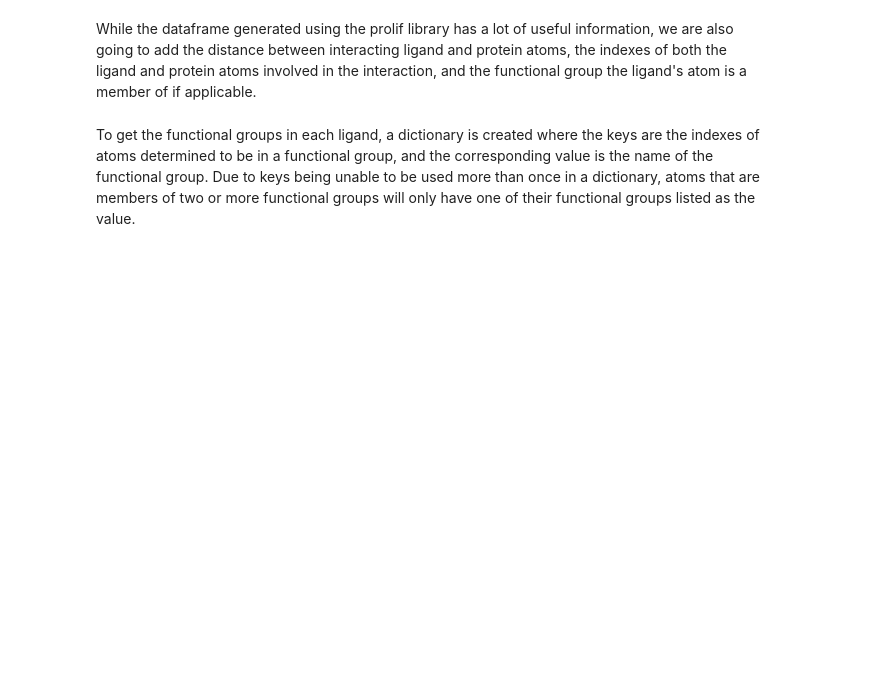
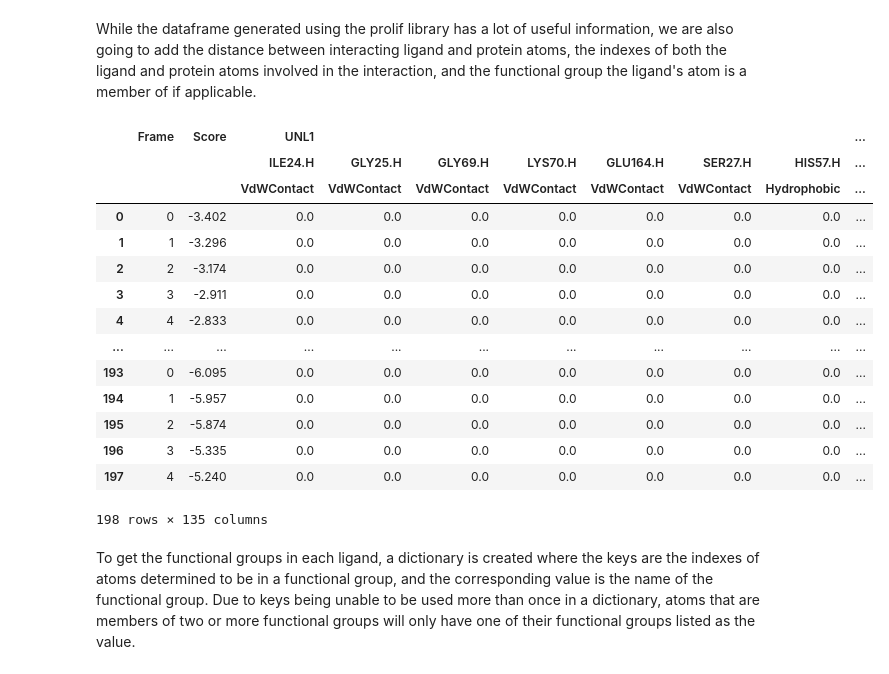
Before and after one commit to leesch27/basil_dock, a Jupyter notebook: docking-and-prelim-analysis.ipynb, the cells around one changed output. Saved outputs shown, nothing was run; the diff lists cells and outputs as text; code cells hidden in the pictures; blank space fills up the shorter version.

```diff
--- a/docking-and-prelim-analysis.ipynb
+++ b/docking-and-prelim-analysis.ipynb
@@ -188,7 +195,7 @@ def vina_dock(ligand):
     v = Vina(sf_name='vina')
     v.set_receptor(f'data/PDBQT_files/{pdb_id}_protein.pdbqt')
     v.set_ligand_from_file(f"data/PDBQT_files/{ligand}_H.pdbqt")
-    if select_type == "Blind docking":
+    if select_type.value == "Blind docking":
         for pock_num, pocket in enumerate(prot_pockets.index):
             v.compute_vina_maps(center = pocket_center[pock_num], box_size = pocket_size[pock_num])
             v.dock(exhaustiveness=5, n_poses=5)
@@ -203,7 +334,7 @@ for i in select_ligs.value:
 # %%
 # Create sdf files from pdbqt
 for i in select_ligs.value:
-    if select_type == "Blind docking":
+    if select_type.value == "Blind docking":
         for pocket in prot_pockets.index:
             pdbqt_to_sdf(pdbqt_file=f"data/vina_out/{i}_vina_pocket_{pocket}.pdbqt",output=f"data/vina_out_2/{i}_pocket_{pocket}_vina_out_2.sdf")
     else:
@@ -348,17 +484,34 @@ else:
                 else:
                     scores.append(float(all_results[linenum][num][num2].GetProp('Score')))
 # %%
-if select_type.value == "Blind docking":
-    df = pd.concat([d for d in all_df], axis=0, ignore_index=False, sort=False, keys = prot_pockets.index).reset_index()
-else:
-    df = pd.concat([d for d in all_df], axis=0, ignore_index=False, sort=False).reset_index()
-df.insert(2, "Score", pd.Series(scores))
+# prot pockets not listed - try to fix?
+df = pd.concat([d for d in all_df], axis=0, ignore_index=False, sort=False).reset_index()
+df.insert(1, "Score", pd.Series(scores))
 df = df.fillna(0)
 # %% [markdown]
 While the dataframe generated using the prolif library has a lot of useful information, we are also going to add the distance between interacting ligand and protein atoms, the indexes of both the ligand and protein atoms involved in the interaction, and the functional group the ligand's atom is a member of if applicable.
 # %%
 # fix for site specific
 if select_type.value == "Blind docking":
-    df2 = df[["cav_id", "Frame", "Score"]].copy()
+    #df2 = df[["cav_id", "Frame", "Score"]].copy()
+    df2 = df[["Frame", "Score", "UNL1"]].copy()
 else:
-    df2 = df[["Frame", "Score"]].copy()
+    df2 = df[["Frame", "Score", "UNL1"]].copy()
+# %%
+df2
+# %% [output]
+|  | Frame | Score | UNL1 |  |  |  |  |  |  | ... |
+|  |  |  | ILE24.H | GLY25.H | GLY69.H | LYS70.H | GLU164.H | SER27.H | HIS57.H | ... |
+|  |  |  | VdWContact | VdWContact | VdWContact | VdWContact | VdWContact | VdWContact | Hydrophobic | ... |
+| 0 | 0 | -3.402 | 0.0 | 0.0 | 0.0 | 0.0 | 0.0 | 0.0 | 0.0 | ... |
+| 1 | 1 | -3.296 | 0.0 | 0.0 | 0.0 | 0.0 | 0.0 | 0.0 | 0.0 | ... |
+| 2 | 2 | -3.174 | 0.0 | 0.0 | 0.0 | 0.0 | 0.0 | 0.0 | 0.0 | ... |
+| 3 | 3 | -2.911 | 0.0 | 0.0 | 0.0 | 0.0 | 0.0 | 0.0 | 0.0 | ... |
+| 4 | 4 | -2.833 | 0.0 | 0.0 | 0.0 | 0.0 | 0.0 | 0.0 | 0.0 | ... |
+| ... | ... | ... | ... | ... | ... | ... | ... | ... | ... | ... |
+| 193 | 0 | -6.095 | 0.0 | 0.0 | 0.0 | 0.0 | 0.0 | 0.0 | 0.0 | ... |
+| 194 | 1 | -5.957 | 0.0 | 0.0 | 0.0 | 0.0 | 0.0 | 0.0 | 0.0 | ... |
+| 195 | 2 | -5.874 | 0.0 | 0.0 | 0.0 | 0.0 | 0.0 | 0.0 | 0.0 | ... |
+| 196 | 3 | -5.335 | 0.0 | 0.0 | 0.0 | 0.0 | 0.0 | 0.0 | 0.0 | ... |
+| 197 | 4 | -5.240 | 0.0 | 0.0 | 0.0 | 0.0 | 0.0 | 0.0 | 0.0 | ... |
+198 rows × 135 columns
```
Also changed, not shown: parts of 16 cells of this notebook, 5 other files.
